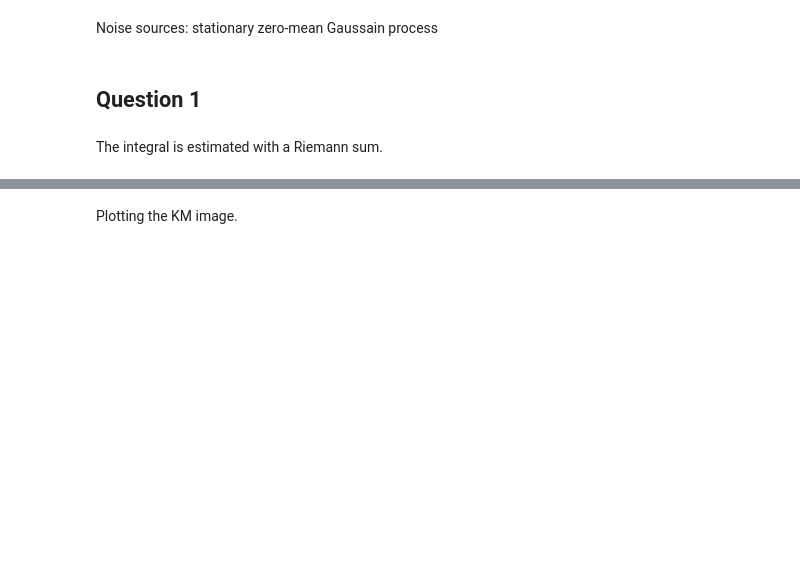
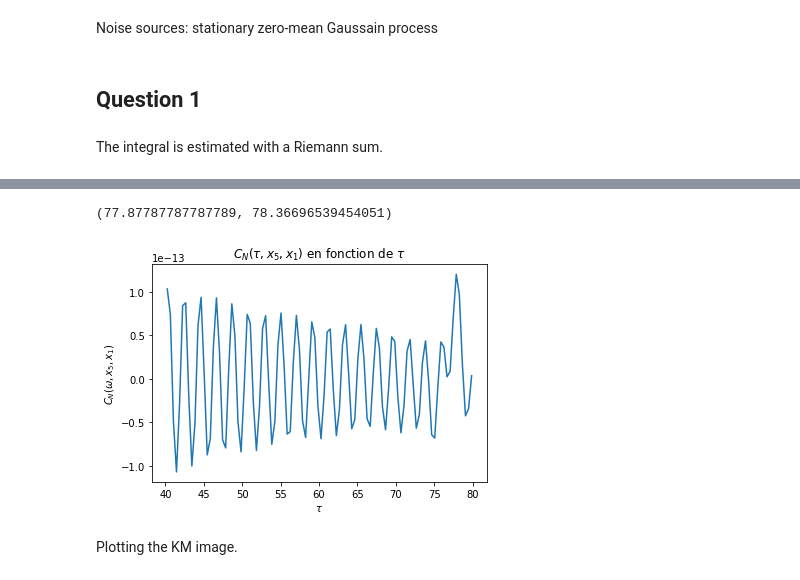
Before and after one commit to lliill/passive-reflector, a Jupyter notebook: Passive-reflector.ipynb, the cells around one changed output, grey strips where cells are left out. Saved outputs shown, nothing was run; the diff lists cells and outputs as text; code cells hidden in the pictures; blank space fills up the shorter version.

```diff
--- a/Passive-reflector.ipynb
+++ b/Passive-reflector.ipynb
@@ -122,3 +141,13 @@ Text(0, 0.5, '$C_N(\\omega, x_5, x_1)$')
+# %%
+plt.plot(tau_array[600:700], C_N_fast_array[600:700])
+plt.xlabel(r'$\tau$')
+plt.ylabel(fr'$C_N(\omega, x_{i+1}, x_{j+1})$')
+plt.title(fr'$C_N(\tau, x_{i+1}, x_{j+1})$ en fonction de $\tau$')
+
+tau_array[600 + np.argmax(C_N_fast_array[600:700])], np.linalg.norm(x[i] - z_r) + np.linalg.norm(z_r - x[j])
+# %% [output]
+(77.87787787787789, 78.36696539454051)
+[figure, added]
 # %% [markdown]
 Plotting the KM image.
 # %%
```
Also changed, not shown: parts of 20 cells of this notebook.
